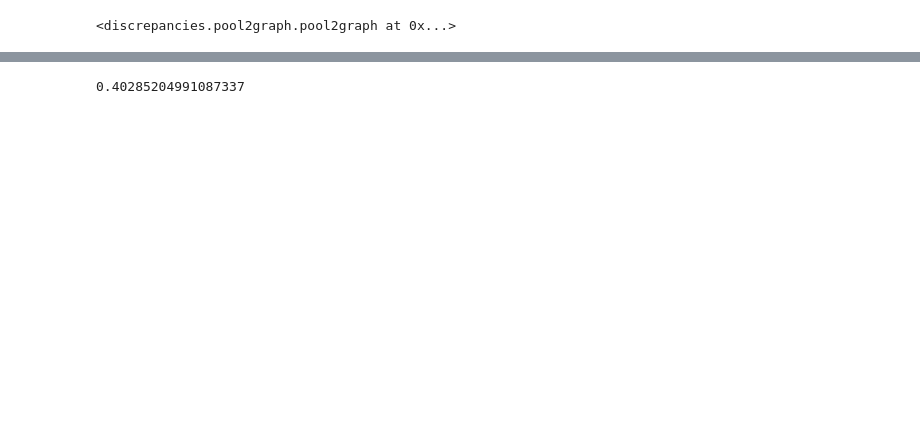
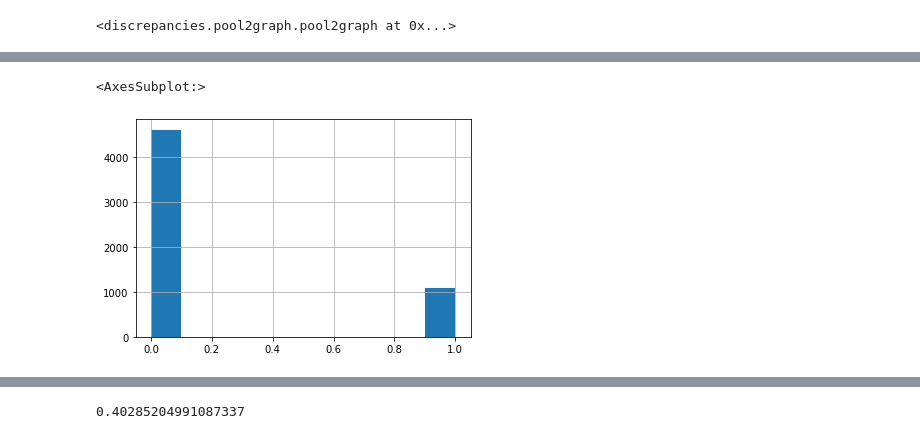
Before and after one commit to axa-rev-research/discrepancies-in-machine-learning, a Jupyter notebook: notebooks/AlgoImprovement.ipynb, the cells around one changed output, grey strips where cells are left out. Saved outputs shown, nothing was run; the diff lists cells and outputs as text; code cells hidden in the pictures; blank space fills up the shorter version.

```diff
--- a/notebooks/AlgoImprovement.ipynb
+++ b/notebooks/AlgoImprovement.ipynb
@@ -89,3 +117,9 @@ components[components==1].shape
+# %%
+X_samples.shape
+y_samples_pool_discr.hist()
+# %% [output]
+<AxesSubplot:>
+[figure, added]
 # %%
 X_discr, y_discr = p2g.get_discrepancies_dataset()
 
```
Also changed, not shown: parts of 24 cells of this notebook, 2 other files.
